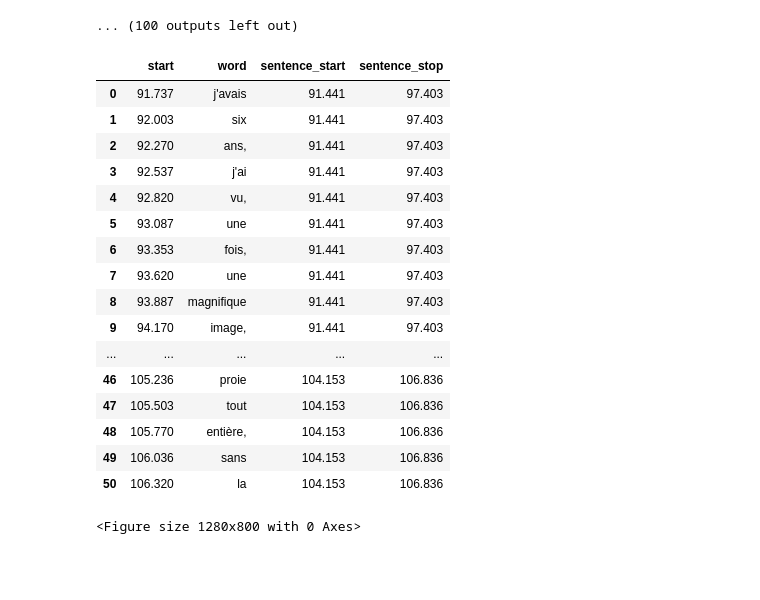
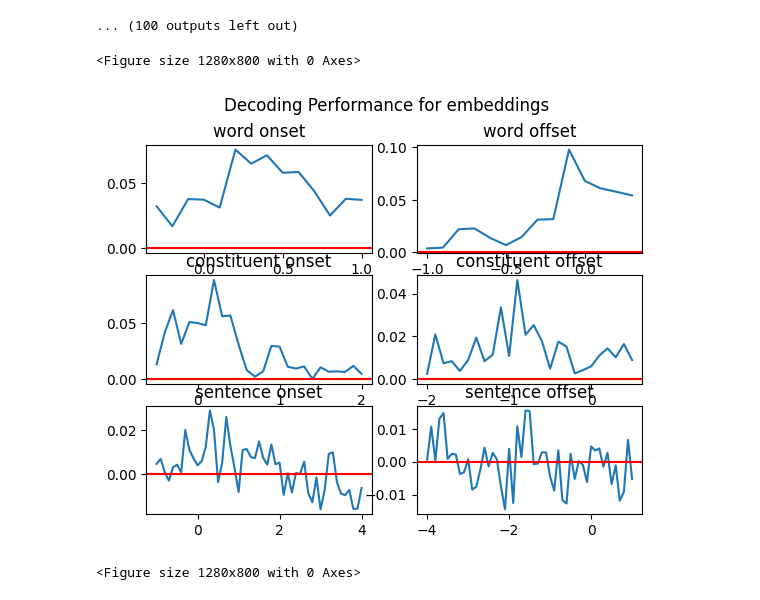
Before and after one commit to BelCorentin/neurospin-petit-prince, a Jupyter notebook: decoding/local_testing/embeddings_decoding.ipynb, the cells around one changed output. Cells and saved outputs as stored; diff of their text form; code cells hidden in the pictures; blank space fills up the shorter version.

```diff
--- a/decoding/local_testing/embeddings_decoding.ipynb
+++ b/decoding/local_testing/embeddings_decoding.ipynb
@@ -46,6 +30,8 @@ epoch_windows = {"word": {"onset_min": -0.3, "onset_max": 1.0, "offset_min": -1.
                   "sentence": {"offset_min": -4.0, "offset_max": 1.0, "onset_min": -1.0, "onset_max": 4.0}}
 levels = ('word','constituent','sentence')
 starts = ('onset', 'offset')
+all_scores = []
+all_evos = []
 
 if isinstance(levels, str):
     levels = [levels]
@@ -54,10 +40,12 @@ if isinstance(starts, str):
     starts = [starts]
 
 # Iterate on subjects to epochs, and mean later
-for subject in subjects[2:5]:
+for subject in subjects[2:]:
     dict_epochs = epoch_add_metadata(modality, subject, levels, starts, runs, epoch_windows)
 
-    all_scores, all_evos = decoding_from_criterion(decoding_criterion, dict_epochs, starts, levels, subject)
+    all_scores = decoding_from_criterion(decoding_criterion, dict_epochs, starts, levels, subject, all_scores)
+
+all_scores.to_csv(f'./scores_{modality}_{decoding_criterion}', index=False)
 # %% [output]
 Reading raw files for modality: visual
 
@@ -180,26 +168,11 @@ Designing a one-pass, zero-phase, non-causal bandpass filter:
 [Parallel(n_jobs=1)]: Done   4 out of   4 | elapsed:    0.1s remaining:    0.0s
 [Parallel(n_jobs=1)]: Done 306 out of 306 | elapsed:    6.8s finished
 ... (100 outputs left out)
-# %%
-dict_epochs['word_onset'].metadata[['start', 'word', 'sentence_start', 'sentence_stop']][:50]
-# %% [output]
-|  | start | word | sentence_start | sentence_stop |
-| 0 | 91.737 | j'avais | 91.441 | 97.403 |
-| 1 | 92.003 | six | 91.441 | 97.403 |
-| 2 | 92.270 | ans, | 91.441 | 97.403 |
-| 3 | 92.537 | j'ai | 91.441 | 97.403 |
-| 4 | 92.820 | vu, | 91.441 | 97.403 |
-| 5 | 93.087 | une | 91.441 | 97.403 |
-| 6 | 93.353 | fois, | 91.441 | 97.403 |
-| 7 | 93.620 | une | 91.441 | 97.403 |
-| 8 | 93.887 | magnifique | 91.441 | 97.403 |
-| 9 | 94.170 | image, | 91.441 | 97.403 |
-| ... | ... | ... | ... | ... |
-| 46 | 105.236 | proie | 104.153 | 106.836 |
-| 47 | 105.503 | tout | 104.153 | 106.836 |
-| 48 | 105.770 | entière, | 104.153 | 106.836 |
-| 49 | 106.036 | sans | 104.153 | 106.836 |
-| 50 | 106.320 | la | 104.153 | 106.836 |
+# %%
+plot_scores(all_scores, levels, starts, decoding_criterion)
+# %% [output]
+<Figure size 1280x800 with 0 Axes>
+[figure, added]
 # %%
 from utils import plot_scores
 plot_scores(all_scores, levels, starts)
```
Also changed, not shown: parts of 2 cells of this notebook, 12 other files.
